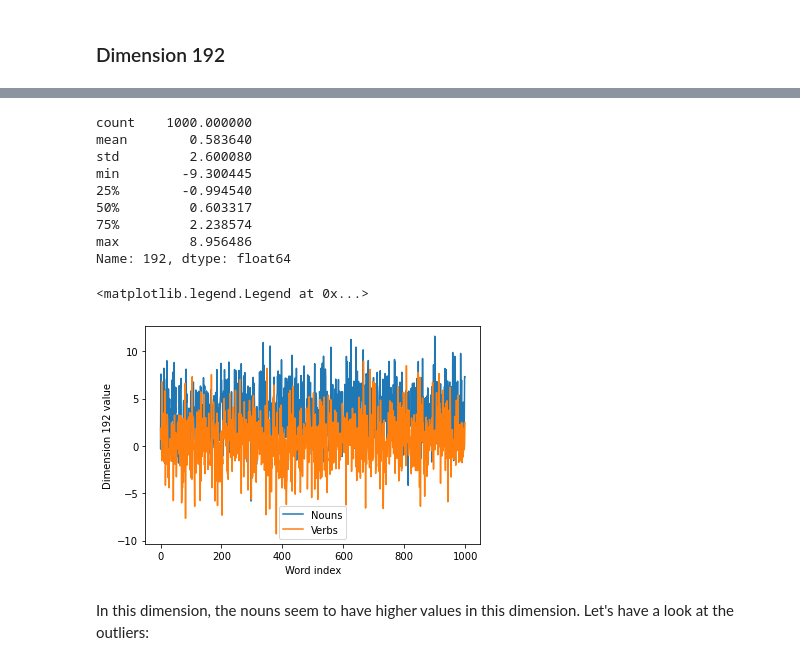
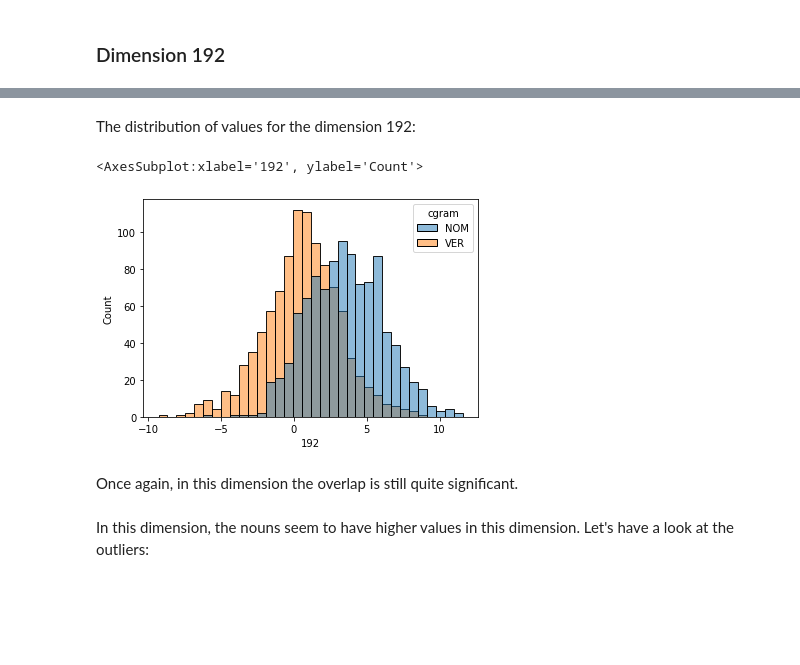
Before and after one commit to ClementineBleuze/WordEmbeddings, a Jupyter notebook: FlauBERT/pos_correlation_experiment_v1.ipynb, the cells around one changed output, grey strips where cells are left out. Cells and saved outputs as stored; diff of their text form; code cells hidden in the pictures; blank space fills up the shorter version.

```diff
--- a/FlauBERT/pos_correlation_experiment_v1.ipynb
+++ b/FlauBERT/pos_correlation_experiment_v1.ipynb
@@ -961,24 +913,12 @@ Name: 192, dtype: float64
-# %%
-unique_freq_v_we.loc[:, '192'].describe()
-# %% [output]
-count    1000.000000
-mean        0.583640
-std         2.600080
-min        -9.300445
-25%        -0.994540
-50%         0.603317
-75%         2.238574
-max         8.956486
-Name: 192, dtype: float64
-# %%
-plt.plot(range(len(unique_freq_n_we)), unique_freq_n_we.loc[:, '192'], label='Nouns')
-plt.plot(range(len(unique_freq_n_we)), unique_freq_v_we.loc[:, '192'][:len(unique_freq_n_we)], label='Verbs')
-plt.xlabel('Word index')
-plt.ylabel('Dimension 192 value')
-plt.legend()
-# %% [output]
-<matplotlib.legend.Legend at 0x...>
-[figure, removed]
+# %% [markdown]
+The distribution of values for the dimension 192:
+# %%
+sns.histplot(data=unique_n_and_v_we, x='192', hue='cgram')
+# %% [output]
+<AxesSubplot:xlabel='192', ylabel='Count'>
+[figure, added]
+# %% [markdown]
+Once again, in this dimension the overlap is still quite significant.
 # %% [markdown]
 In this dimension, the nouns seem to have higher values in this dimension. Let's have a look at the outliers:
 # %%
```
Also changed, not shown: parts of 51 cells of this notebook, 2 other files.
